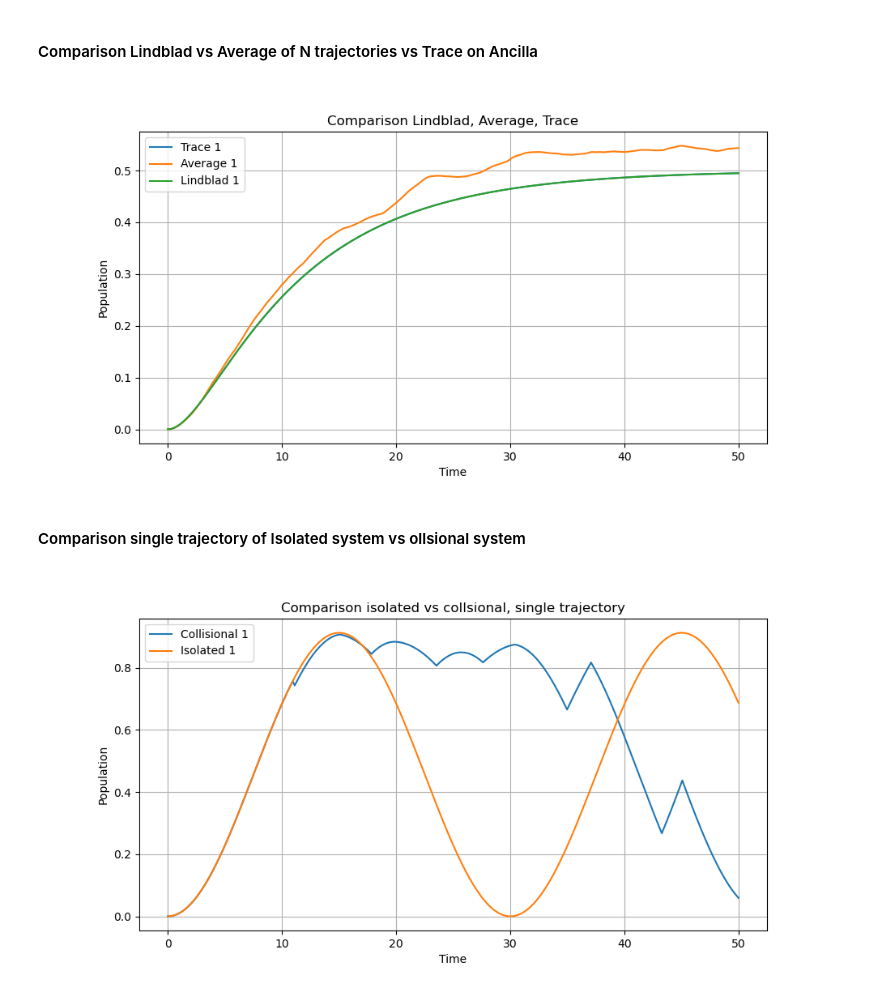
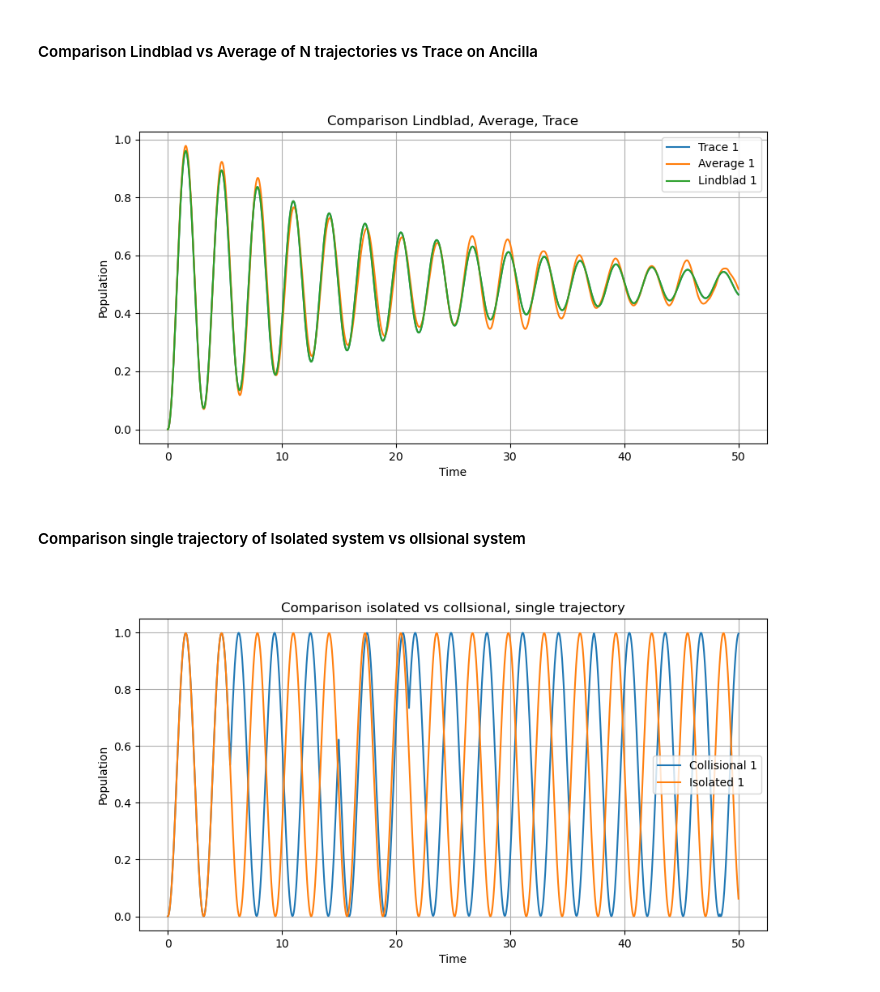
Before and after one commit to francescociavarella/Collisional-Methods, a Jupyter notebook: Codes/Task 1.ipynb, the cells around one changed output. Cells and saved outputs as stored; diff of their text form; code cells hidden in the pictures.

```diff
--- a/Codes/Task 1.ipynb
+++ b/Codes/Task 1.ipynb
@@ -322,18 +322,18 @@ def evolution_operator(H, dt, backend='numpy', method='expm', hermitian=True):
 ### Case of Study : Exciton Dimer
 # %%
 # System's Parameters
-N_site = 2              # Number of sites
-V_pot = 0.1           # Hopping Potential
+N_site = 2            # Number of sites
+V_pot = 1.0           # Hopping Potential
 E = 1.5 + np.random.randn(N_site)*0.1     #random inizialization of the system energies
 
 # Time Evolution Parameters
-dt = 0.001          # Time step
+dt = 0.01          # Time step
 tf = 50.0          # Final Time
 steps = int(tf / dt) # Number of steps
 times = np.linspace(0, tf, steps)
 
 # Dephasing Parameter (come in MATLAB)
-g_deph = 0.5       # Gamma rate
+g_deph = 0.1       # Gamma rate
 # Scaling for the collsional algorithm c = sqrt(gamma / 4dt)
 c_CM = np.sqrt(g_deph / (4 * dt))
 c_list = [c_CM, c_CM] # same Coupling for the 2 sites
@@ -569,20 +569,20 @@ ax.legend()
 ax.grid(True)
 plt.show()
 # %% [output]
-[figure, old version]
+[figure, new version]
 # %% [markdown]
 #### Comparison single trajectory of Isolated system vs ollsional system
 # %%
 fig05, ax = plt.subplots(figsize=(10, 5))
 
-ax.plot(times, pop_N_traj[0, :, 5], label=r'Collisional 1')  # Rimuovi ultimo elemento
-ax.plot(times, pop_N_traj_isolated[0, :, 5], label=r'Isolated 1')
+ax.plot(times, pop_N_traj[0, :, 20], label=r'Collisional 1')  # Rimuovi ultimo elemento
+ax.plot(times, pop_N_traj_isolated[0, :, 20], label=r'Isolated 1')
 
 ax.set_xlabel('Time')
 ax.set_ylabel('Population')
 ax.set_title('Comparison isolated vs collsional, single trajectory')
 ax.legend()
 ax.grid(True)
 plt.show()
 # %% [output]
-[figure, old version]
+[figure, new version]
```
Also changed, not shown: parts of 4 cells of this notebook, 1 other file.
